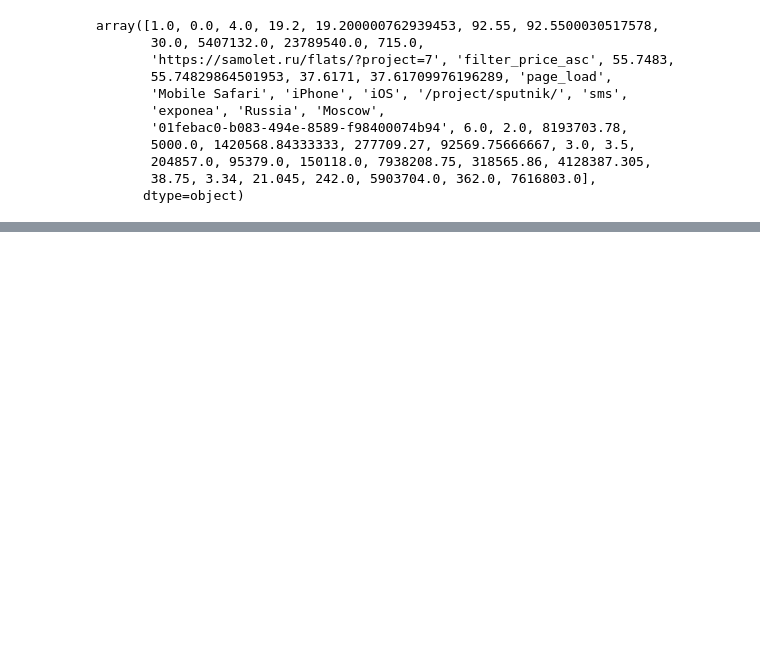
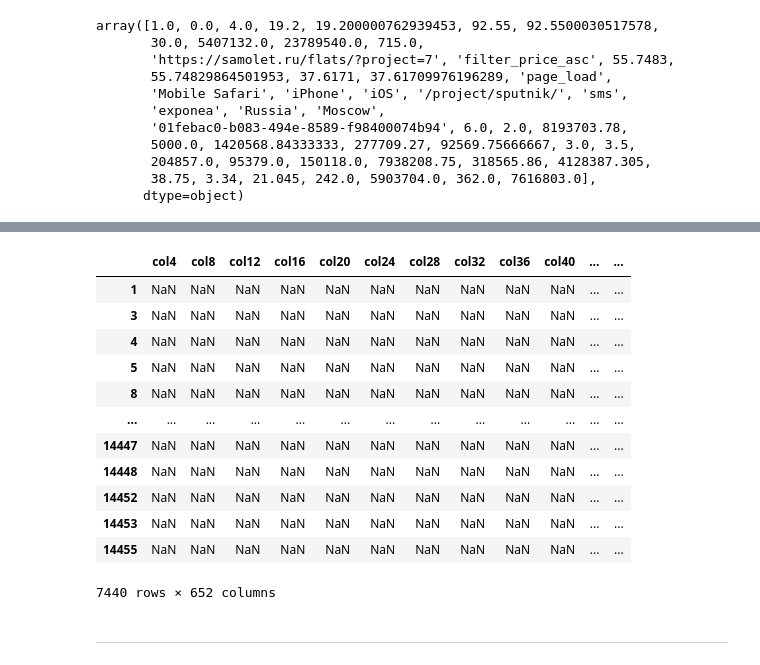
Before and after one commit to 999rse/noa_smlt, a Jupyter notebook: playbook.ipynb, the cells around one changed output, grey strips where cells are left out. Cells and saved outputs as stored; diff of their text form; code cells hidden in the pictures; blank space fills up the shorter version.

```diff
--- a/playbook.ipynb
+++ b/playbook.ipynb
@@ -135,0 +141,3 @@ Index(['col57', 'col58', 'col59', 'col60', 'col61', 'col62', 'col63', 'col64',
+# %%
+target = data['target']
+data = data.drop(['target'], axis=1)
@@ -135,0 +148,7 @@ Index(['col57', 'col58', 'col59', 'col60', 'col61', 'col62', 'col63', 'col64',
+# %%
+# Дропаем колонки в которых только NaN
+good_data = data.drop(data.columns[data.isna().all()], axis=1)
+# %%
+# Серднее окном в 2 колонки
+mean_gd = (good_data.count() + good_data.count().shift(-1) + good_data.count().shift(1))/3
+mean_gd
@@ -135,0 +168,23 @@ Index(['col57', 'col58', 'col59', 'col60', 'col61', 'col62', 'col63', 'col64',
+# %%
+selcol = good_data.columns[good_data.count()>mean_gd] ########### > || >= фичи х2 ~1300
+selcol = selcol.to_list()
+selcol.append(data.columns[-1]) # добавляем последнюю колонку
+# %%
+good_data = good_data[selcol]
+good_data
+# %% [output]
+|  | col4 | col8 | col12 | col16 | col20 | col24 | col28 | col32 | col36 | col40 | ... | ... |
+| 1 | NaN | NaN | NaN | NaN | NaN | NaN | NaN | NaN | NaN | NaN | ... | ... |
+| 3 | NaN | NaN | NaN | NaN | NaN | NaN | NaN | NaN | NaN | NaN | ... | ... |
+| 4 | NaN | NaN | NaN | NaN | NaN | NaN | NaN | NaN | NaN | NaN | ... | ... |
+| 5 | NaN | NaN | NaN | NaN | NaN | NaN | NaN | NaN | NaN | NaN | ... | ... |
+| 8 | NaN | NaN | NaN | NaN | NaN | NaN | NaN | NaN | NaN | NaN | ... | ... |
+| ... | ... | ... | ... | ... | ... | ... | ... | ... | ... | ... | ... | ... |
+| 14447 | NaN | NaN | NaN | NaN | NaN | NaN | NaN | NaN | NaN | NaN | ... | ... |
+| 14448 | NaN | NaN | NaN | NaN | NaN | NaN | NaN | NaN | NaN | NaN | ... | ... |
+| 14452 | NaN | NaN | NaN | NaN | NaN | NaN | NaN | NaN | NaN | NaN | ... | ... |
+| 14453 | NaN | NaN | NaN | NaN | NaN | NaN | NaN | NaN | NaN | NaN | ... | ... |
+| 14455 | NaN | NaN | NaN | NaN | NaN | NaN | NaN | NaN | NaN | NaN | ... | ... |
+7440 rows × 652 columns
+# %% [markdown]
+-------
```
Also changed, not shown: parts of 40 cells of this notebook.
